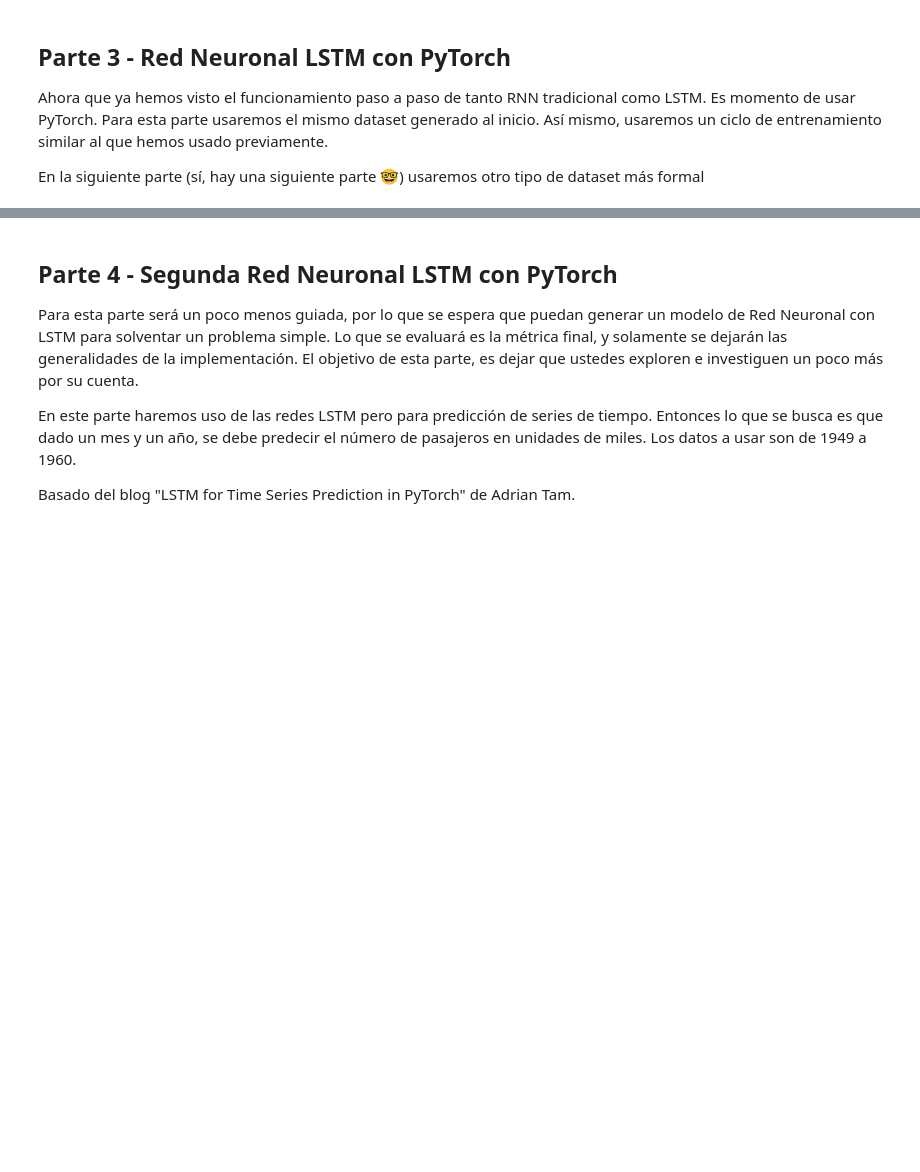
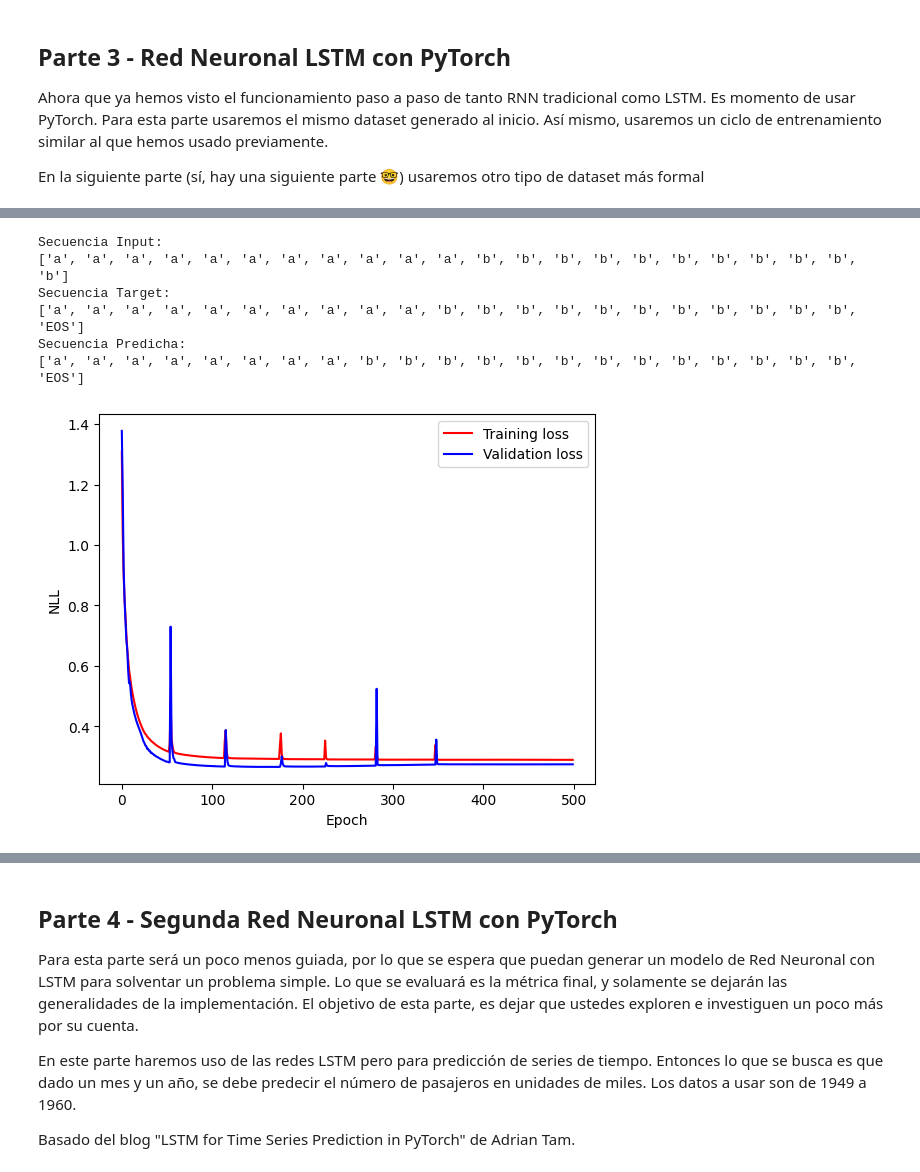
Before and after one commit to Czar272/Lab3_Deep, a Jupyter notebook: lab3-1.ipynb, the cells around one changed output, grey strips where cells are left out. Saved outputs shown, nothing was run; the diff lists cells and outputs as text; code cells hidden in the pictures; blank space fills up the shorter version.

```diff
--- a/lab3-1.ipynb
+++ b/lab3-1.ipynb
@@ -1440,31 +1440,30 @@ class Net(nn.Module):
     def __init__(self):
         super(Net, self).__init__()
 
-        # Aprox 1-3 lineas de codigo para declarar una capa LSTM
-        # self.lstm =
-        # Hint: Esta tiene que tener el input_size del tamaño del vocabulario,
-        #     debe tener 50 hidden states (hidden_size)
-        #     una layer
-        #     y NO (False) debe ser bidireccional
-        # YOUR CODE HERE
-        raise NotImplementedError()
+        # LSTM layer: input_size = vocab_size, hidden_size = 50, num_layers = 1, bidirectional = False
+        self.lstm = nn.LSTM(input_size=vocab_size,
+                            hidden_size=50,
+                            num_layers=1,
+                            bidirectional=False,
+                            batch_first=False)
 
-        # Layer de salida (output)
+        # Capa de salida: convierte hidden state a logits sobre vocabulario
         self.l_out = nn.Linear(in_features=50,
-                            out_features=vocab_size,
-                            bias=False)
+                               out_features=vocab_size,
+                               bias=False)
 
     def forward(self, x):
-        # RNN regresa el output y el ultimo hidden state
+        # RNN regresa el output y el último hidden/cell state
         x, (h, c) = self.lstm(x)
 
-        # Aplanar la salida para una layer feed forward
+        # Aplanar la salida para pasarla por la capa de salida
         x = x.view(-1, self.lstm.hidden_size)
 
-        # layer de output
+        # Output layer (sin softmax, porque se usa cross-entropy)
         x = self.l_out(x)
 
         return x
 
+# Crear la red
 net = Net()
 print(net)
@@ -1579,39 +1590,44 @@ with tick.marks(5):
 inputs, targets = test_set[1]
 
 # One-hot encode el input y el target
 inputs_one_hot = one_hot_encode_sequence(inputs, vocab_size)
 targets_idx = [word_to_idx[word] for word in targets]
 
 # Convertir el input a un tensor
 inputs_one_hot = torch.Tensor(inputs_one_hot)
 inputs_one_hot = inputs_one_hot.permute(0, 2, 1)
 
 # Convertir el target a un tensor
 targets_idx = torch.LongTensor(targets_idx)
 
-
-# Aprox 1 linea para el Forward
-# outputs =
-# YOUR CODE HERE
-raise NotImplementedError()
+# Paso forward con el modelo
+outputs = net(inputs_one_hot)
 
 print("Secuencia Input:")
 print(inputs)
 
 print("Secuencia Target:")
 print(targets)
 
 print("Secuencia Predicha:")
-print([idx_to_word[np.argmax(output)] for output in outputs])
+print([idx_to_word[int(torch.argmax(output))] for output in outputs])
 
 # Graficar la perdida en training y validacion
 epoch = np.arange(len(training_loss))
 plt.figure()
 plt.plot(epoch, training_loss, 'r', label='Training loss',)
 plt.plot(epoch, validation_loss, 'b', label='Validation loss')
 plt.legend()
 plt.xlabel('Epoch'), plt.ylabel('NLL')
 plt.show()
+# %% [output]
+Secuencia Input:
+['a', 'a', 'a', 'a', 'a', 'a', 'a', 'a', 'a', 'a', 'a', 'b', 'b', 'b', 'b', 'b', 'b', 'b', 'b', 'b', 'b', 'b']
+Secuencia Target:
+['a', 'a', 'a', 'a', 'a', 'a', 'a', 'a', 'a', 'a', 'b', 'b', 'b', 'b', 'b', 'b', 'b', 'b', 'b', 'b', 'b', 'EOS']
+Secuencia Predicha:
+['a', 'a', 'a', 'a', 'a', 'a', 'a', 'a', 'b', 'b', 'b', 'b', 'b', 'b', 'b', 'b', 'b', 'b', 'b', 'b', 'b', 'EOS']
+[figure, added]
 # %% [markdown]
 #### Preguntas
 
```
Also changed, not shown: parts of 4 cells of this notebook, 2 other files.
